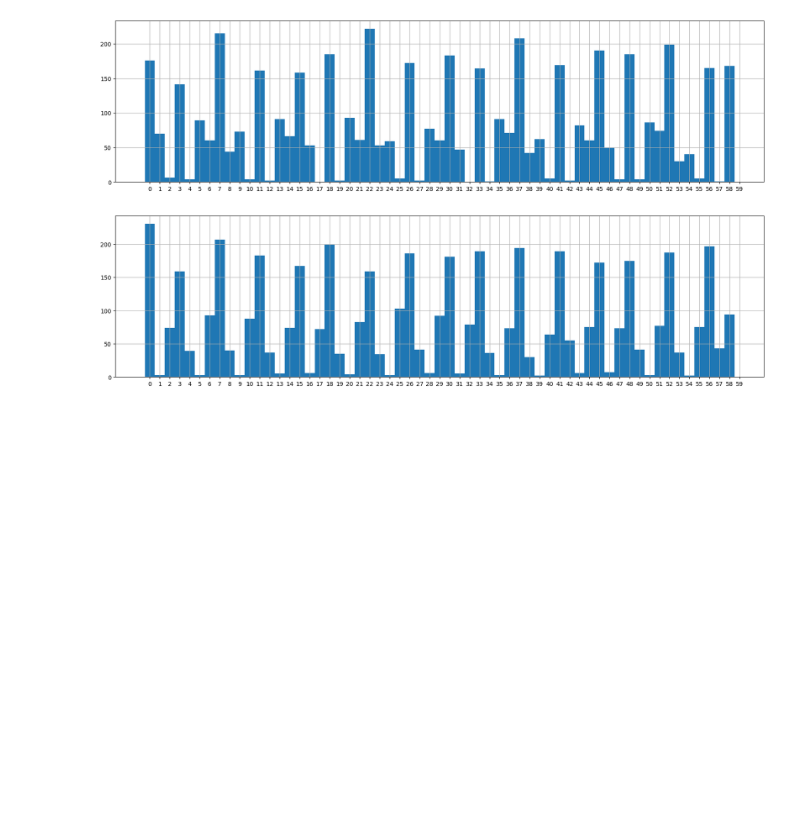
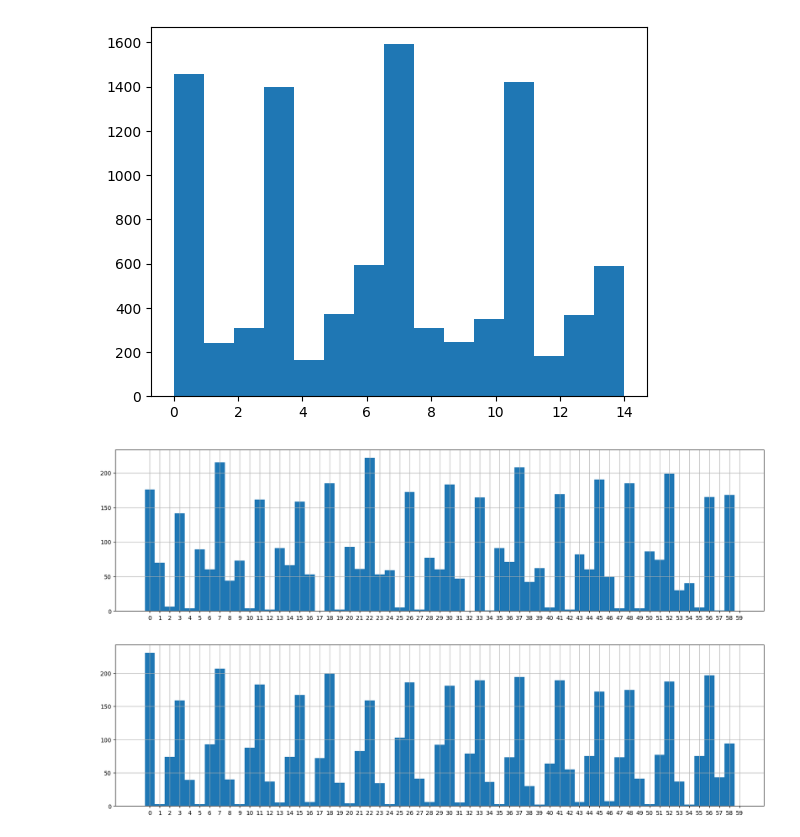
Before and after one commit to penguin-prg/child-mind-institute-detect-sleep-states, a Jupyter notebook: notebook/sleep_time.ipynb, the cells around one changed output. Cells and saved outputs as stored; diff of their text form; code cells hidden in the pictures; blank space fills up the shorter version.

```diff
--- a/notebook/sleep_time.ipynb
+++ b/notebook/sleep_time.ipynb
@@ -54,3 +95,8 @@ labels.head()
+# %%
+plt.hist(labels["minutes"] % 15, bins=15)
+plt.show()
+# %% [output]
+[figure, added]
 # %%
 # 就寝する分
 df = labels[labels["event"]=="onset"]
```
Also changed, not shown: parts of 8 cells of this notebook, 3 other files.
